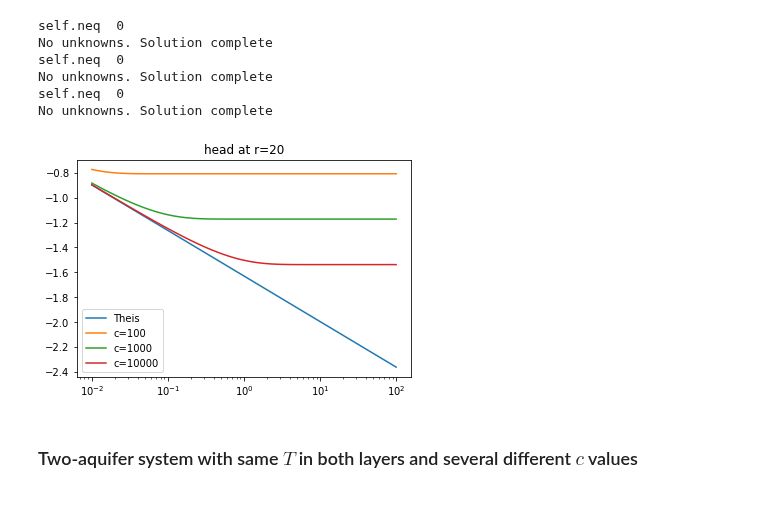
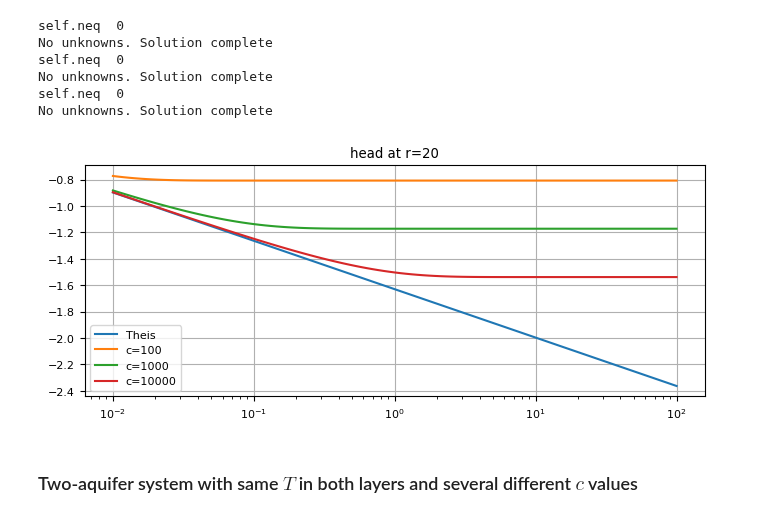
Before and after one commit to mbakker7/ttim, a Jupyter notebook: docs/03examples/wells_in_different_systems.ipynb, the cells around one changed output. Drawn from its saved outputs; the diff is of its cells as text; code cells hidden in the pictures.

Commit message:
added grid

```diff
--- a/docs/03examples/wells_in_different_systems.ipynb
+++ b/docs/03examples/wells_in_different_systems.ipynb
@@ -3,6 +3,9 @@ import matplotlib.pyplot as plt
 import numpy as np
 
 import ttim
+
+plt.rcParams['font.size'] = 8.0
+plt.rcParams['figure.figsize'] = (8, 3)
 # %%
 T = 500  # transmissivity
 S = 1e-4
@@ -41,11 +44,12 @@ No unknowns. Solution complete
 # %%
 plt.semilogx(t, h1[0], label="Theis")
 for i in range(3):
     plt.semilogx(t, hhantush[i], label="c=" + str(int(clist[i])))
 plt.legend(loc="best")
 plt.title("head at r=20")
+plt.grid()
 # %% [output]
-[figure, old version]
+[figure, new version]
 # %% [markdown]
 ### Two-aquifer system with same $T$ in both layers and several different $c$ values
 # %%
```
Also changed, not shown: parts of 3 cells of this notebook.
